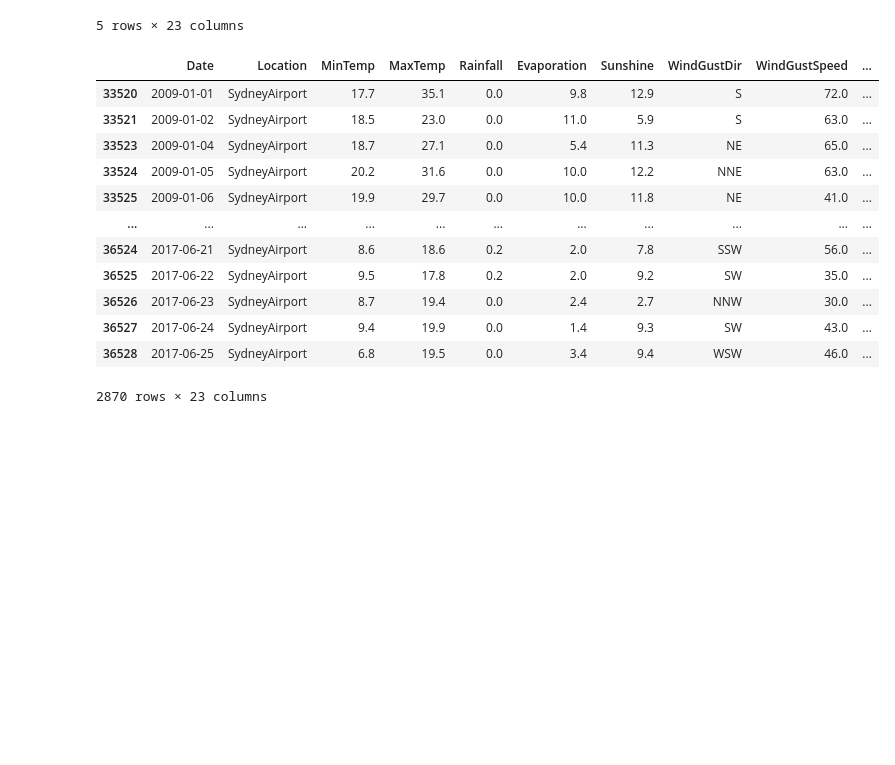
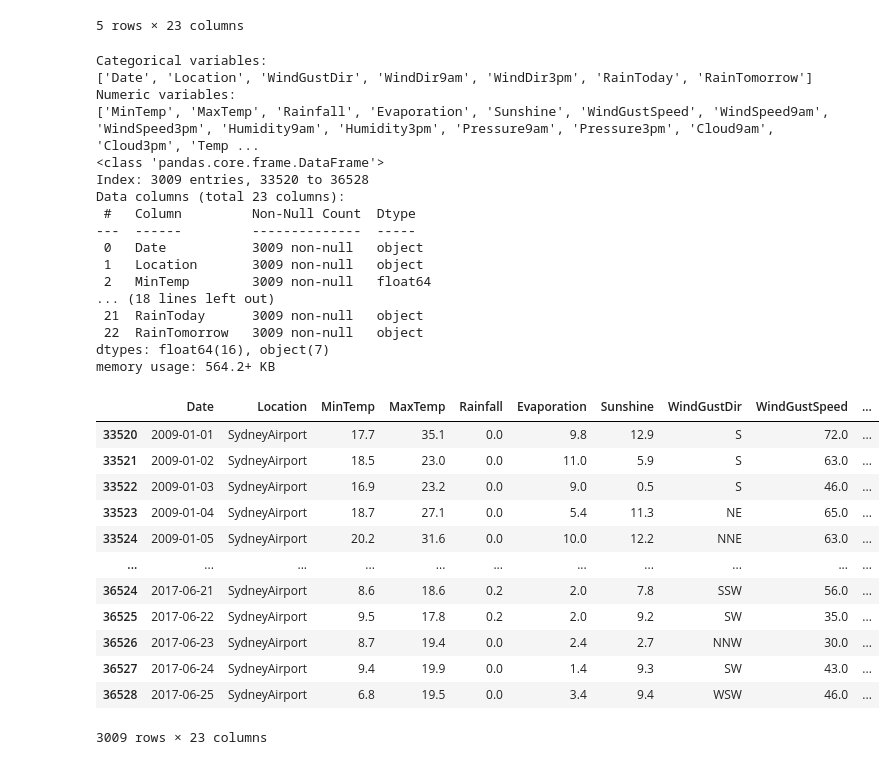
Before and after one commit to jonny31415/SistemasInteligentes, a Jupyter notebook: data_analysis.ipynb, the cells around one changed output. Saved outputs shown, nothing was run; the diff lists cells and outputs as text; code cells hidden in the pictures; blank space fills up the shorter version.

```diff
--- a/data_analysis.ipynb
+++ b/data_analysis.ipynb
@@ -17,25 +17,66 @@ df.head()
 | 3 | 2008-12-04 | Albury | 9.2 | 28.0 | 0.0 | NaN | NaN | NE | 24.0 | ... |
 | 4 | 2008-12-05 | Albury | 17.5 | 32.3 | 1.0 | NaN | NaN | W | 41.0 | ... |
 5 rows × 23 columns
-# %%
-# Check only Sydney airport data and drop NaN values
-df = df[df.Location == 'SydneyAirport']
-df = df.dropna()
-df
-# %% [output]
-|  | Date | Location | MinTemp | MaxTemp | Rainfall | Evaporation | Sunshine | WindGustDir | WindGustSpeed | ... |
-| 33520 | 2009-01-01 | SydneyAirport | 17.7 | 35.1 | 0.0 | 9.8 | 12.9 | S | 72.0 | ... |
-| 33521 | 2009-01-02 | SydneyAirport | 18.5 | 23.0 | 0.0 | 11.0 | 5.9 | S | 63.0 | ... |
-| 33523 | 2009-01-04 | SydneyAirport | 18.7 | 27.1 | 0.0 | 5.4 | 11.3 | NE | 65.0 | ... |
-| 33524 | 2009-01-05 | SydneyAirport | 20.2 | 31.6 | 0.0 | 10.0 | 12.2 | NNE | 63.0 | ... |
-| 33525 | 2009-01-06 | SydneyAirport | 19.9 | 29.7 | 0.0 | 10.0 | 11.8 | NE | 41.0 | ... |
-| ... | ... | ... | ... | ... | ... | ... | ... | ... | ... | ... |
-| 36524 | 2017-06-21 | SydneyAirport | 8.6 | 18.6 | 0.2 | 2.0 | 7.8 | SSW | 56.0 | ... |
-| 36525 | 2017-06-22 | SydneyAirport | 9.5 | 17.8 | 0.2 | 2.0 | 9.2 | SW | 35.0 | ... |
-| 36526 | 2017-06-23 | SydneyAirport | 8.7 | 19.4 | 0.0 | 2.4 | 2.7 | NNW | 30.0 | ... |
-| 36527 | 2017-06-24 | SydneyAirport | 9.4 | 19.9 | 0.0 | 1.4 | 9.3 | SW | 43.0 | ... |
-| 36528 | 2017-06-25 | SydneyAirport | 6.8 | 19.5 | 0.0 | 3.4 | 9.4 | WSW | 46.0 | ... |
-2870 rows × 23 columns
+# %%
+# Check only Sydney airport data and replace NaN values
+df = df[df.Location == 'SydneyAirport']
+
+# Get list of categorical variables
+s = (df.dtypes == "object")
+object_cols = list(s[s].index)
+
+print("Categorical variables:")
+print(object_cols)
+
+# Filling missing values with mode of the column in value
+for i in object_cols:
+    df.loc[:,i].fillna(df[i].mode()[0], inplace=True)
+
+# Get list of numeric variables
+t = (df.dtypes == "float64")
+num_cols = list(t[t].index)
+
+print("Numeric variables:")
+print(num_cols)
+
+# Filling missing values with median of the column in value
+for i in num_cols:
+    df[i].fillna(df[i].median(), inplace=True)
+
+df.info()
+
+df
+# %% [output]
+Categorical variables:
+['Date', 'Location', 'WindGustDir', 'WindDir9am', 'WindDir3pm', 'RainToday', 'RainTomorrow']
+Numeric variables:
+['MinTemp', 'MaxTemp', 'Rainfall', 'Evaporation', 'Sunshine', 'WindGustSpeed', 'WindSpeed9am', 'WindSpeed3pm', 'Humidity9am', 'Humidity3pm', 'Pressure9am', 'Pressure3pm', 'Cloud9am', 'Cloud3pm', 'Temp ...
+<class 'pandas.core.frame.DataFrame'>
+Index: 3009 entries, 33520 to 36528
+Data columns (total 23 columns):
+ #   Column         Non-Null Count  Dtype
+---  ------         --------------  -----
+ 0   Date           3009 non-null   object
+ 1   Location       3009 non-null   object
+ 2   MinTemp        3009 non-null   float64
+... (18 lines left out)
+ 21  RainToday      3009 non-null   object
+ 22  RainTomorrow   3009 non-null   object
+dtypes: float64(16), object(7)
+memory usage: 564.2+ KB
+|  | Date | Location | MinTemp | MaxTemp | Rainfall | Evaporation | Sunshine | WindGustDir | WindGustSpeed | ... |
+| 33520 | 2009-01-01 | SydneyAirport | 17.7 | 35.1 | 0.0 | 9.8 | 12.9 | S | 72.0 | ... |
+| 33521 | 2009-01-02 | SydneyAirport | 18.5 | 23.0 | 0.0 | 11.0 | 5.9 | S | 63.0 | ... |
+| 33522 | 2009-01-03 | SydneyAirport | 16.9 | 23.2 | 0.0 | 9.0 | 0.5 | S | 46.0 | ... |
+| 33523 | 2009-01-04 | SydneyAirport | 18.7 | 27.1 | 0.0 | 5.4 | 11.3 | NE | 65.0 | ... |
+| 33524 | 2009-01-05 | SydneyAirport | 20.2 | 31.6 | 0.0 | 10.0 | 12.2 | NNE | 63.0 | ... |
+| ... | ... | ... | ... | ... | ... | ... | ... | ... | ... | ... |
+| 36524 | 2017-06-21 | SydneyAirport | 8.6 | 18.6 | 0.2 | 2.0 | 7.8 | SSW | 56.0 | ... |
+| 36525 | 2017-06-22 | SydneyAirport | 9.5 | 17.8 | 0.2 | 2.0 | 9.2 | SW | 35.0 | ... |
+| 36526 | 2017-06-23 | SydneyAirport | 8.7 | 19.4 | 0.0 | 2.4 | 2.7 | NNW | 30.0 | ... |
+| 36527 | 2017-06-24 | SydneyAirport | 9.4 | 19.9 | 0.0 | 1.4 | 9.3 | SW | 43.0 | ... |
+| 36528 | 2017-06-25 | SydneyAirport | 6.8 | 19.5 | 0.0 | 3.4 | 9.4 | WSW | 46.0 | ... |
+3009 rows × 23 columns
 # %%
 # Filter out the columns that are not needed
 col_list = ["Date", "MinTemp", "MaxTemp", "Rainfall", "Evaporation", "Sunshine", "WindSpeed9am", "WindSpeed3pm", "Humidity9am", "Humidity3pm", "Pressure9am", "Pressure3pm", "Temp9am", "Temp3pm"]
```
Also changed, not shown: parts of 3 cells of this notebook, 2 other files.
